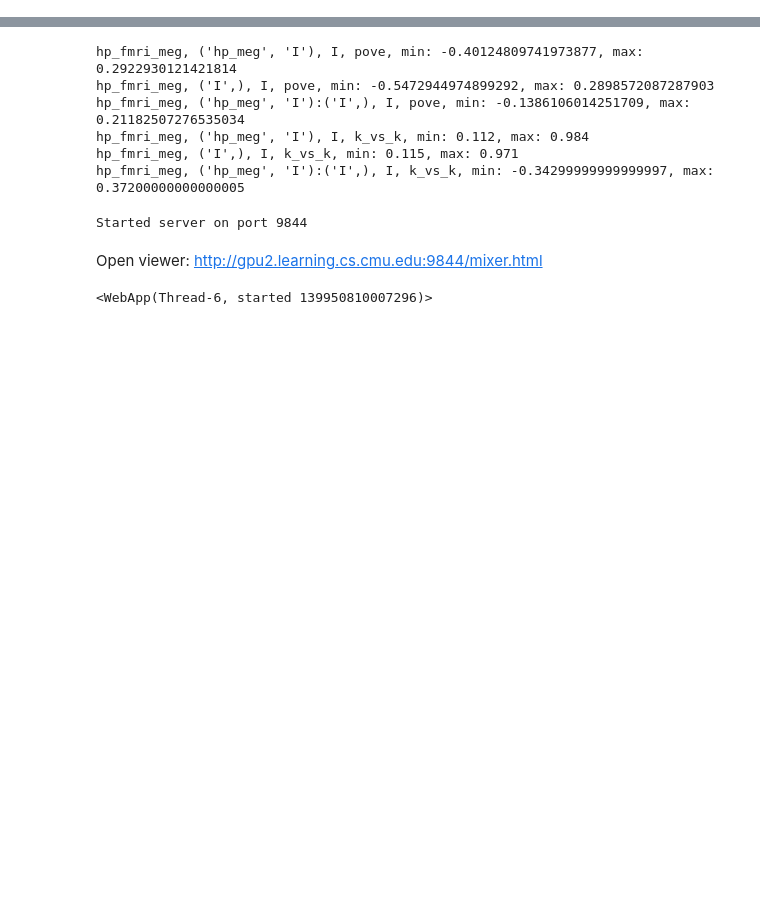
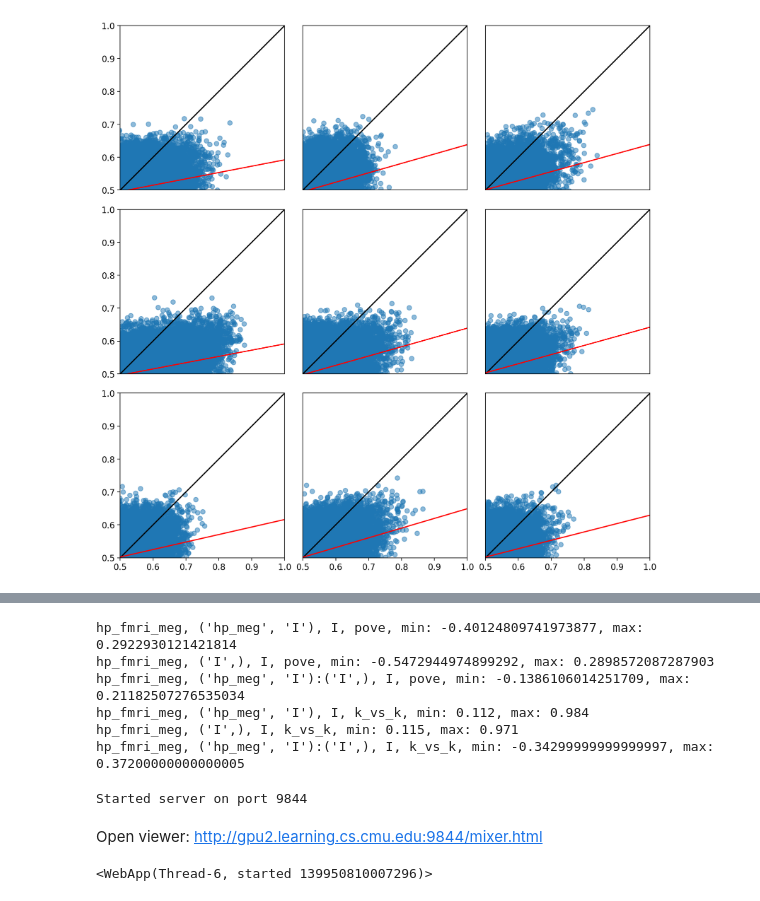
Before and after one commit to danrsc/bert_brain, a Jupyter notebook: bert_experiments.ipynb, the cells around one changed output, grey strips where cells are left out. Drawn from its saved outputs; the diff is of its cells as text; code cells hidden in the pictures; blank space fills up the shorter version.

```diff
--- a/bert_experiments.ipynb
+++ b/bert_experiments.ipynb
@@ -36,0 +359,26 @@ paths = Paths()
+# %%
+def scatter(ax, plot_info, a_label, b_label):
+        ax.scatter(plot_info.a_accuracy, plot_info.b_accuracy, alpha=0.5)
+        ax.plot([0.0, 1], [0.0, 1], 'k')
+        fit_params = np.polyfit(plot_info.a_accuracy, plot_info.b_accuracy, 1)
+        ax.plot([0.0, 1.0], np.poly1d(fit_params)([0.0, 1.0]), 'r')
+        ax.set_aspect('equal', 'box')
+        ax.set_ylim([0.5, 1])
+        ax.set_xlim([0.5, 1])
+        if plot_info.idx_subject < 6:
+            ax.set_xticks([])
+        if plot_info.idx_subject % 3 != 0:
+            ax.set_yticks([])
+        ax.tick_params(labelsize=11)
+render_subplot_artists(
+    [SubplotArtist(
+        width=3, height=3,
+        render_fn=(lambda p: lambda ax: scatter(ax, p, 'MEG->fMRI', 'fMRI only'))(pi)) for pi in plot_info],
+    num_columns=3, dpi=180, is_tight_layout=True)
+# render_subplot_artists(
+#     [SubplotArtist(
+#         width=3, height=3,
+#         render_fn=(lambda p: lambda ax: p.hist(ax, 'MEG->fMRI', 'vanilla'))(pi)) for pi in plot_info],
+#     num_columns=3, dpi=180, is_tight_layout=True)
+# %% [output]
+[figure, added]
```
Also changed, not shown: parts of 15 cells of this notebook, 1 other file.
